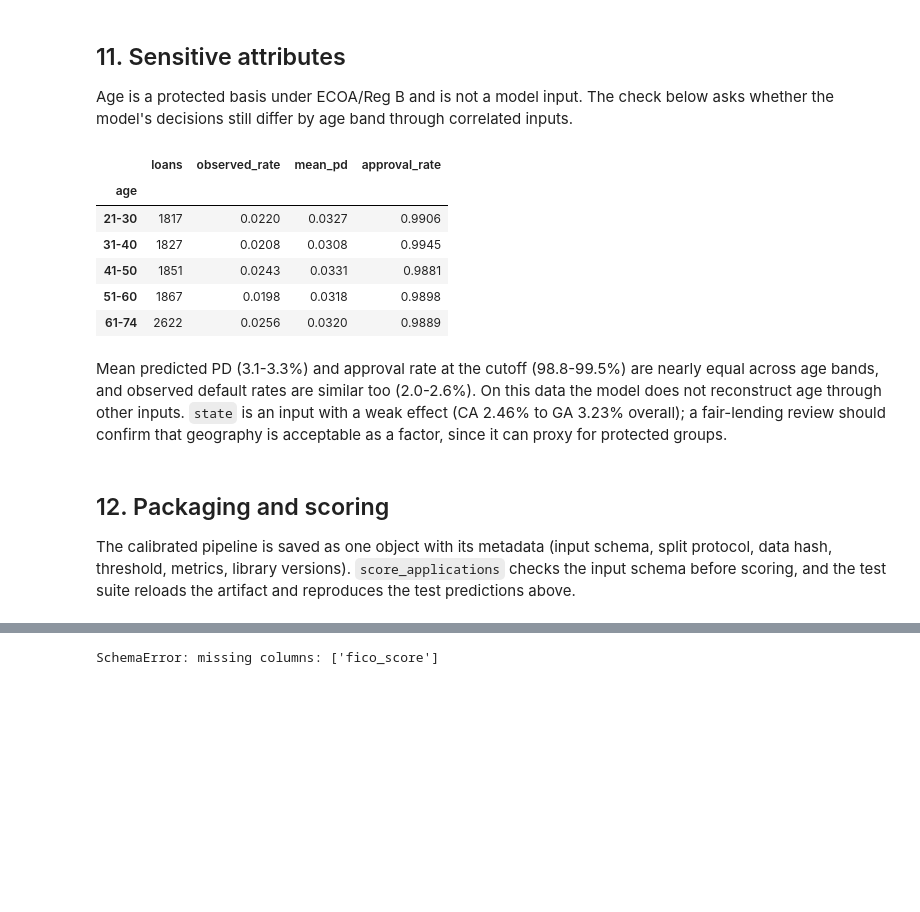
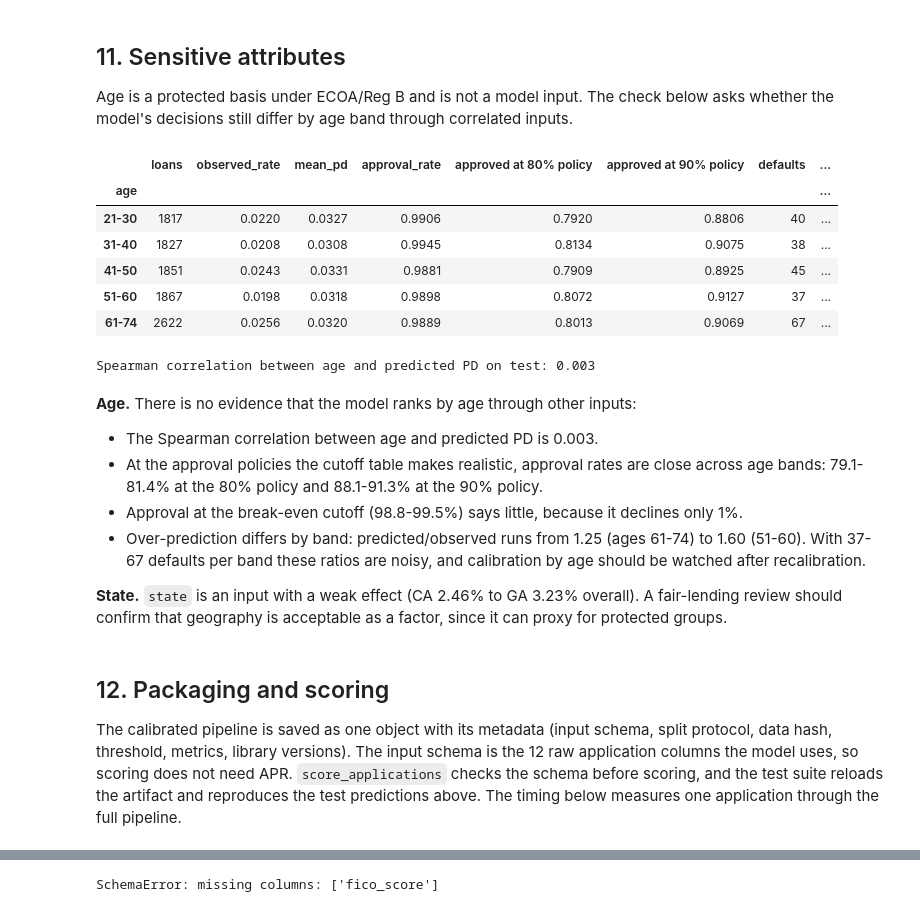
Before and after one commit to alessiot/credit-risk-modeling, a Jupyter notebook: notebooks/modeling.ipynb, the cells around one changed output, grey strips where cells are left out. Saved outputs shown, nothing was run; the diff lists cells and outputs as text; code cells hidden in the pictures; blank space fills up the shorter version.

Commit message:
fix: correct convergence and leakage claims, add sensitivity searches, scope artifact inputs to used columns

```diff
--- a/notebooks/modeling.ipynb
+++ b/notebooks/modeling.ipynb
@@ -1158,11 +1281,12 @@ test_df["fico band"] = pd.cut(
     [0, 650, 700, 750, 900],
     right=False,
     labels=["<650", "650-699", "700-749", "750+"],
-).astype(str)
+)
+test_df["fico band"] = test_df["fico band"].cat.add_categories("missing").fillna("missing")
 overall_auc = test_eval["metrics"]["roc_auc"]
 seg_rows, not_scored = [], []
 for col in ["channel", "product_type", "state", "term", "fico band"]:
-    for level, g in test_df.groupby(col):
+    for level, g in test_df.groupby(col, observed=True):
         n, d = len(g), int(g[TARGET].sum())
         if n < MIN_ROWS or d < MIN_DEFAULTS or g[TARGET].nunique() < 2:
             not_scored.append(f"{col} = {level} ({n} loans, {d} defaults)")
@@ -1343,35 +1477,53 @@ whether the model's decisions still differ by age band through correlated inputs
 # %%
 age_band = pd.cut(
     test_df["age"], [20, 30, 40, 50, 60, 75], labels=["21-30", "31-40", "41-50", "51-60", "61-74"]
 )
 fair = test_df.groupby(age_band, observed=True).agg(
     loans=(TARGET, "size"),
     observed_rate=(TARGET, "mean"),
     mean_pd=("pd_calibrated", "mean"),
     approval_rate=("pd_calibrated", lambda s: (s <= threshold).mean()),
 )
-fair
+ct_val = cal["cutoff_table"].set_index("approval_rate")["threshold"]
+for rate in (0.80, 0.90):
+    fair[f"approved at {rate:.0%} policy"] = test_df.groupby(age_band, observed=True)[
+        "pd_calibrated"
+    ].apply(lambda s, t=ct_val[rate]: (s <= t).mean())
+fair["defaults"] = test_df.groupby(age_band, observed=True)[TARGET].sum()
+fair["predicted / observed"] = fair["mean_pd"] / fair["observed_rate"]
+display(fair)
+rho_age = spearmanr(test_df["age"], test_df["pd_calibrated"]).statistic
+print(f"Spearman correlation between age and predicted PD on test: {rho_age:.3f}")
 # %% [output]
-|  | loans | observed_rate | mean_pd | approval_rate |
-| age |  |  |  |  |
-| 21-30 | 1817 | 0.0220 | 0.0327 | 0.9906 |
-| 31-40 | 1827 | 0.0208 | 0.0308 | 0.9945 |
-| 41-50 | 1851 | 0.0243 | 0.0331 | 0.9881 |
-| 51-60 | 1867 | 0.0198 | 0.0318 | 0.9898 |
-| 61-74 | 2622 | 0.0256 | 0.0320 | 0.9889 |
+|  | loans | observed_rate | mean_pd | approval_rate | approved at 80% policy | approved at 90% policy | defaults | ... |
+| age |  |  |  |  |  |  |  | ... |
+| 21-30 | 1817 | 0.0220 | 0.0327 | 0.9906 | 0.7920 | 0.8806 | 40 | ... |
+| 31-40 | 1827 | 0.0208 | 0.0308 | 0.9945 | 0.8134 | 0.9075 | 38 | ... |
+| 41-50 | 1851 | 0.0243 | 0.0331 | 0.9881 | 0.7909 | 0.8925 | 45 | ... |
+| 51-60 | 1867 | 0.0198 | 0.0318 | 0.9898 | 0.8072 | 0.9127 | 37 | ... |
+| 61-74 | 2622 | 0.0256 | 0.0320 | 0.9889 | 0.8013 | 0.9069 | 67 | ... |
+Spearman correlation between age and predicted PD on test: 0.003
-# %% [markdown]
-Mean predicted PD (3.1-3.3%) and approval rate at the cutoff (98.8-99.5%) are nearly equal
-across age bands, and observed default rates are similar too (2.0-2.6%). On this data the model
-does not reconstruct age through other inputs. `state` is an input with a weak effect (CA 2.46%
-to GA 3.23% overall); a fair-lending review should confirm that geography is acceptable as a
-factor, since it can proxy for protected groups.
+# %% [markdown]
+**Age.** There is no evidence that the model ranks by age through other inputs:
+- The Spearman correlation between age and predicted PD is 0.003.
+- At the approval policies the cutoff table makes realistic, approval rates are close across
+  age bands: 79.1-81.4% at the 80% policy and 88.1-91.3% at the 90% policy.
+- Approval at the break-even cutoff (98.8-99.5%) says little, because it declines only 1%.
+- Over-prediction differs by band: predicted/observed runs from 1.25 (ages 61-74) to 1.60
+  (51-60). With 37-67 defaults per band these ratios are noisy, and calibration by age should
+  be watched after recalibration.
+
+**State.** `state` is an input with a weak effect (CA 2.46% to GA 3.23% overall). A fair-lending
+review should confirm that geography is acceptable as a factor, since it can proxy for protected
+groups.
 # %% [markdown]
 ## 12. Packaging and scoring
 
 The calibrated pipeline is saved as one object with its metadata (input schema, split
-protocol, data hash, threshold, metrics, library versions). `score_applications` checks the
-input schema before scoring, and the test suite reloads the artifact and reproduces the test
-predictions above.
+protocol, data hash, threshold, metrics, library versions). The input schema is the 12 raw
+application columns the model uses, so scoring does not need APR. `score_applications` checks
+the schema before scoring, and the test suite reloads the artifact and reproduces the test
+predictions above. The timing below measures one application through the full pipeline.
 # %%
 artifact_dir = ROOT / "models" / "pd-lgbm-no-apr-v1"
 if artifact_dir.exists():
```
Also changed, not shown: parts of 26 cells of this notebook, 23 other files.
